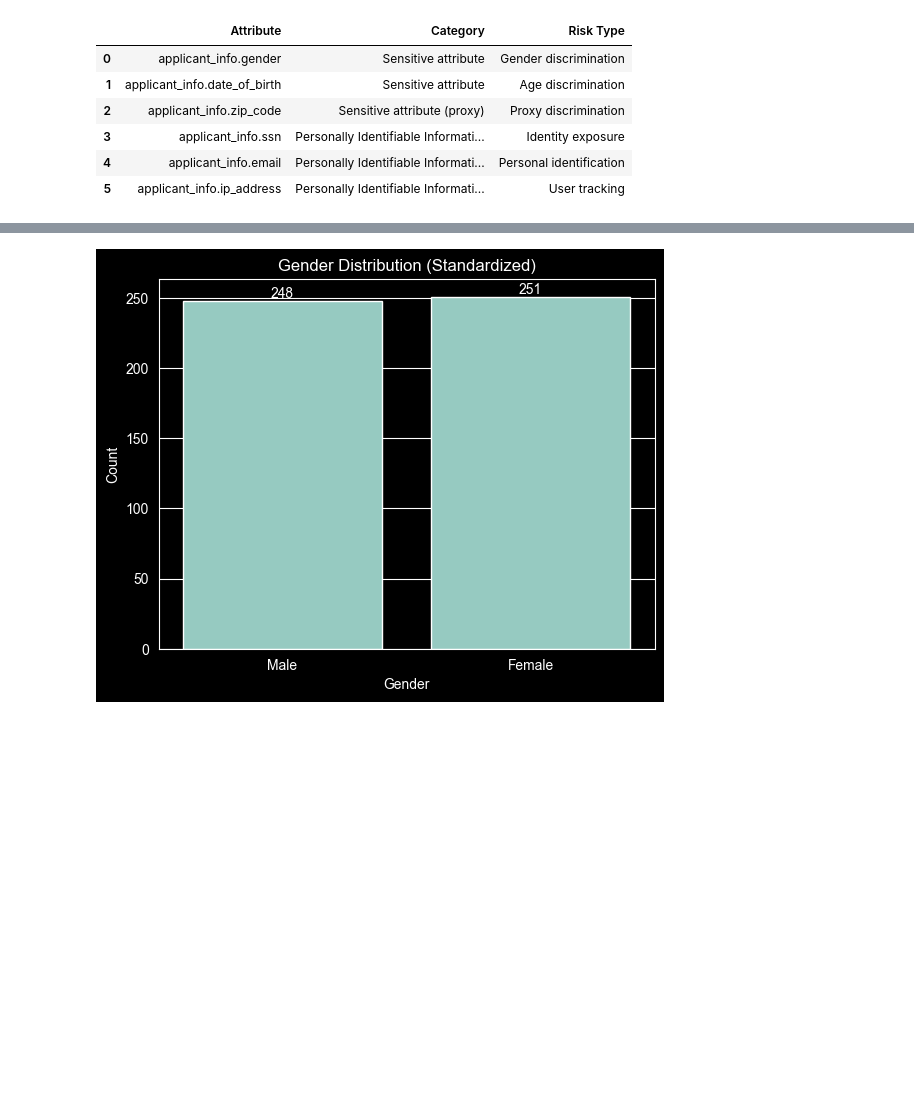
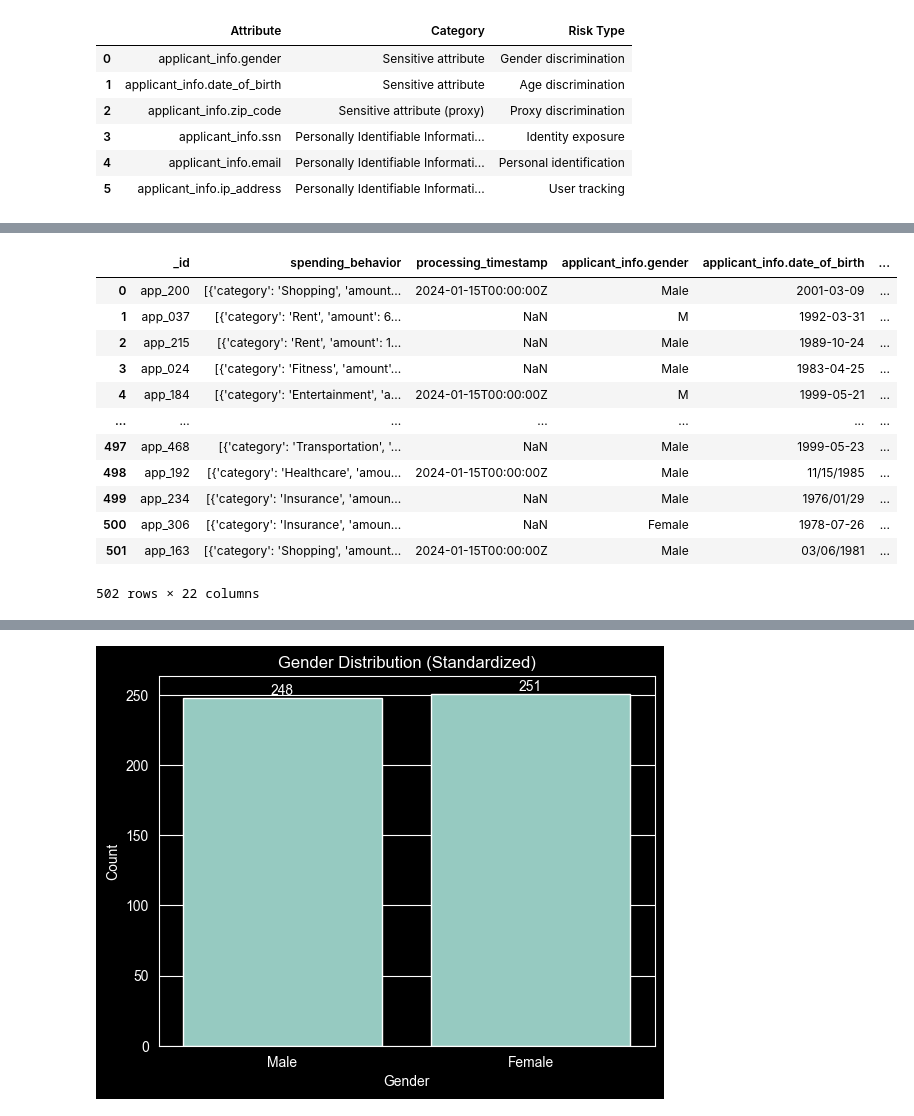
Before and after one commit to korbidietl/dego_gp_txc1, a Jupyter notebook: notebooks/03-privacy-demo.ipynb, the cells around one changed output, grey strips where cells are left out. Saved outputs shown, nothing was run; the diff lists cells and outputs as text; code cells hidden in the pictures; blank space fills up the shorter version.

```diff
--- a/notebooks/03-privacy-demo.ipynb
+++ b/notebooks/03-privacy-demo.ipynb
@@ -127 +206,17 @@ sensitive_table
+# %%
+df_privacy
+# %% [output]
+|  | _id | spending_behavior | processing_timestamp | applicant_info.gender | applicant_info.date_of_birth | ... |
+| 0 | app_200 | [{'category': 'Shopping', 'amount... | 2024-01-15T00:00:00Z | Male | 2001-03-09 | ... |
+| 1 | app_037 | [{'category': 'Rent', 'amount': 6... | NaN | M | 1992-03-31 | ... |
+| 2 | app_215 | [{'category': 'Rent', 'amount': 1... | NaN | Male | 1989-10-24 | ... |
+| 3 | app_024 | [{'category': 'Fitness', 'amount'... | NaN | Male | 1983-04-25 | ... |
+| 4 | app_184 | [{'category': 'Entertainment', 'a... | 2024-01-15T00:00:00Z | M | 1999-05-21 | ... |
+| ... | ... | ... | ... | ... | ... | ... |
+| 497 | app_468 | [{'category': 'Transportation', '... | NaN | Male | 1999-05-23 | ... |
+| 498 | app_192 | [{'category': 'Healthcare', 'amou... | 2024-01-15T00:00:00Z | Male | 11/15/1985 | ... |
+| 499 | app_234 | [{'category': 'Insurance', 'amoun... | NaN | Male | 1976/01/29 | ... |
+| 500 | app_306 | [{'category': 'Insurance', 'amoun... | NaN | Female | 1978-07-26 | ... |
+| 501 | app_163 | [{'category': 'Shopping', 'amount... | 2024-01-15T00:00:00Z | Male | 03/06/1981 | ... |
+502 rows × 22 columns
 # %% [markdown]
```
Also changed, not shown: parts of 17 cells of this notebook.
